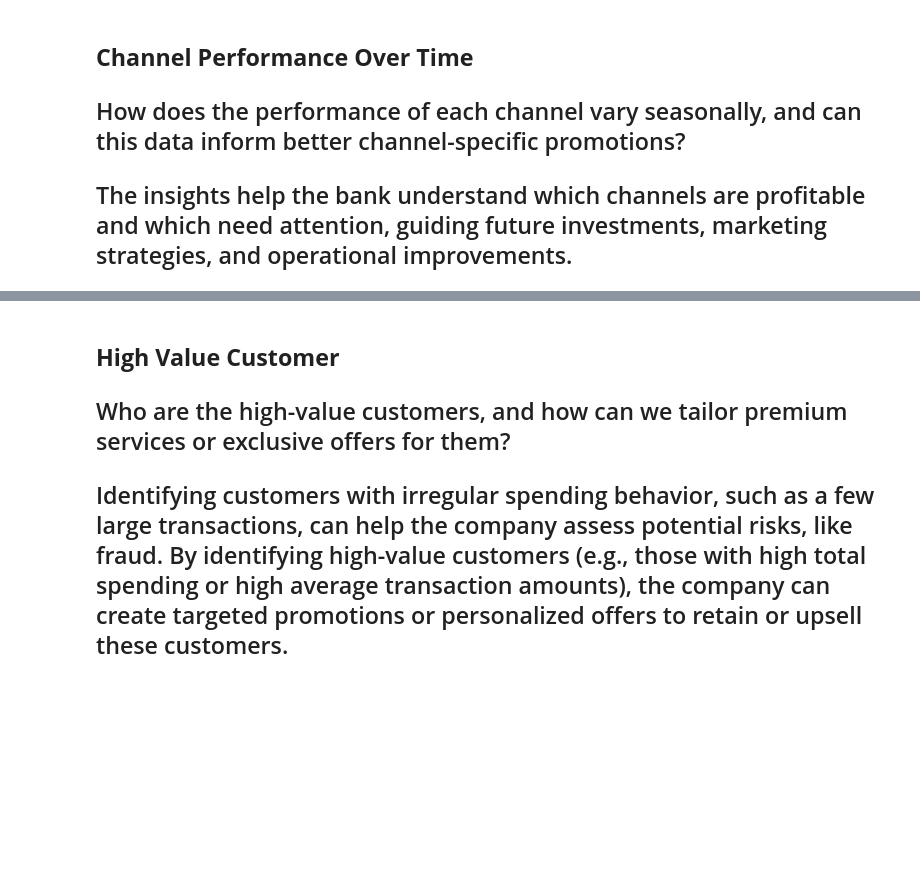
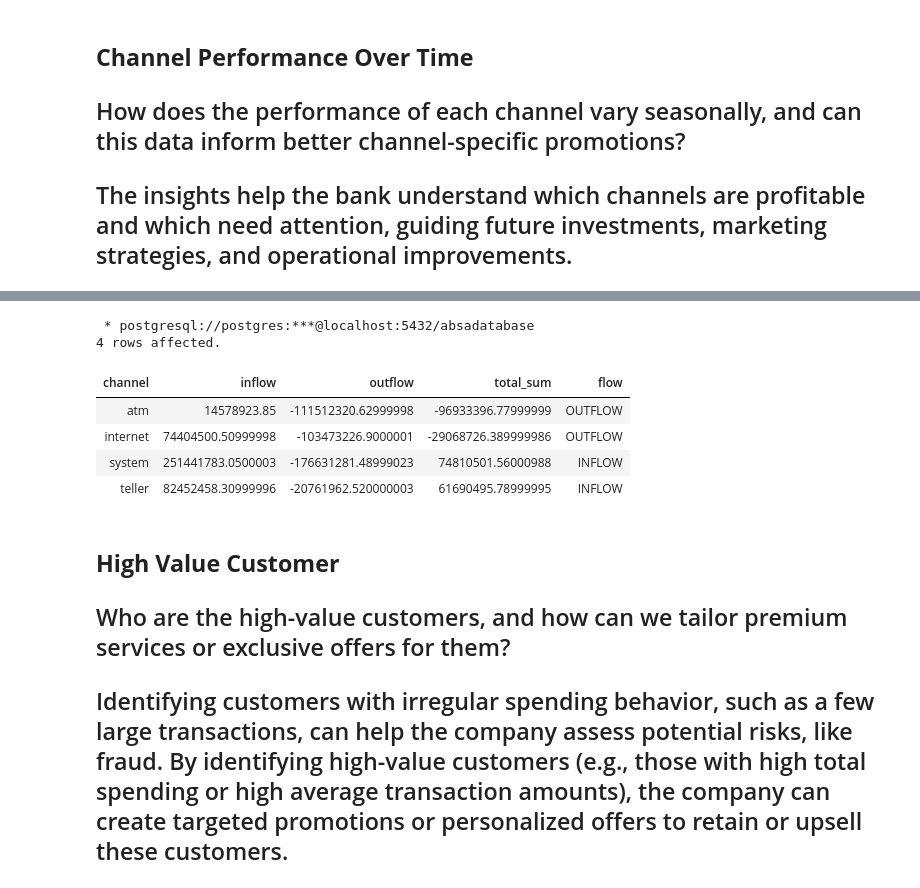
Before and after one commit to The-DigitalAcademy/EXPLORING-ABSA-DATASETS, a Jupyter notebook: keys.ipynb, the cells around one changed output, grey strips where cells are left out. Drawn from its saved outputs; the diff is of its cells as text; code cells hidden in the pictures; blank space fills up the shorter version.

```diff
--- a/keys.ipynb
+++ b/keys.ipynb
@@ -127,3 +99,28 @@ plt.show()
+# %%
+%%sql
+SELECT
+    channel,
+    SUM(CASE WHEN amt >0  THEN amt ELSE 0 END) AS INFLOW,
+    SUM(CASE WHEN amt <0  THEN amt ELSE 0 END) AS OUTFLOW,
+    SUM(amt) AS TOTAL_SUM,
+    CASE
+       WHEN SUM(amt) >0 THEN 'INFLOW'
+       WHEN SUM(amt) <0 THEN 'OUTFLOW'
+       ELSE 'NEUTRAL'
+    END AS flow
+FROM
+    transactiondata
+GROUP BY
+ channel
+;
+# %% [output]
+ * postgresql://postgres:***@localhost:5432/absadatabase
+4 rows affected.
+| channel | inflow | outflow | total_sum | flow |
+| atm | 14578923.85 | -111512320.62999998 | -96933396.77999999 | OUTFLOW |
+| internet | 74404500.50999998 | -103473226.9000001 | -29068726.389999986 | OUTFLOW |
+| system | 251441783.0500003 | -176631281.48999023 | 74810501.56000988 | INFLOW |
+| teller | 82452458.30999996 | -20761962.520000003 | 61690495.78999995 | INFLOW |
 # %% [markdown]
 ## **High Value Customer**
 ## Who are the high-value customers, and how can we tailor premium services or exclusive offers for them?
```
Also changed, not shown: parts of 6 cells of this notebook.
